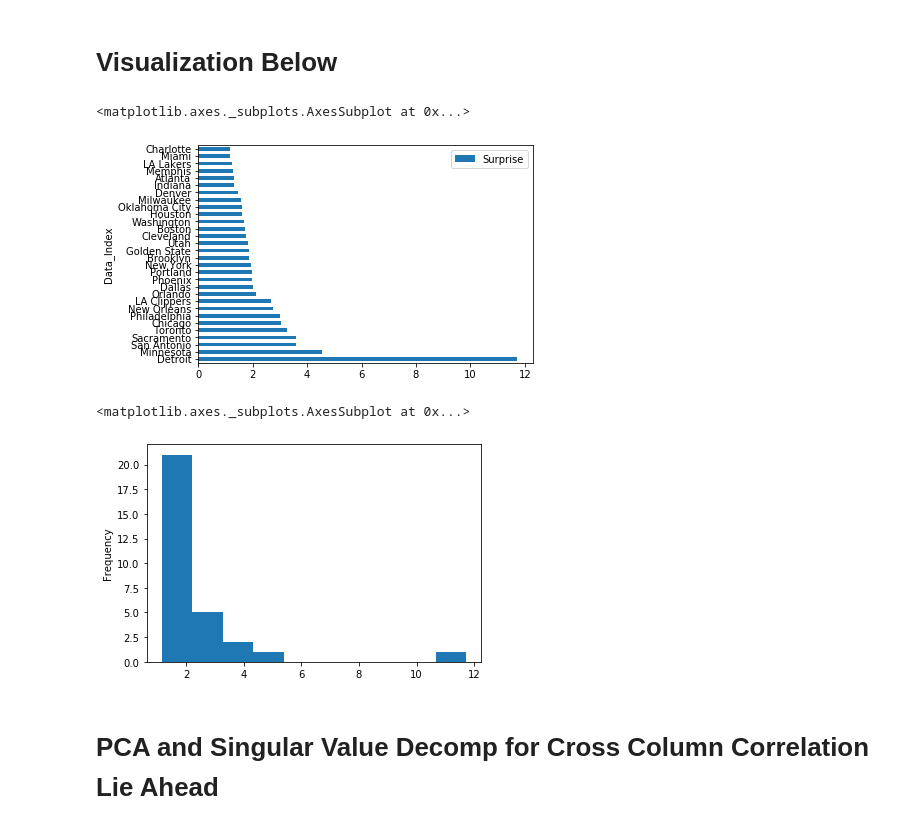
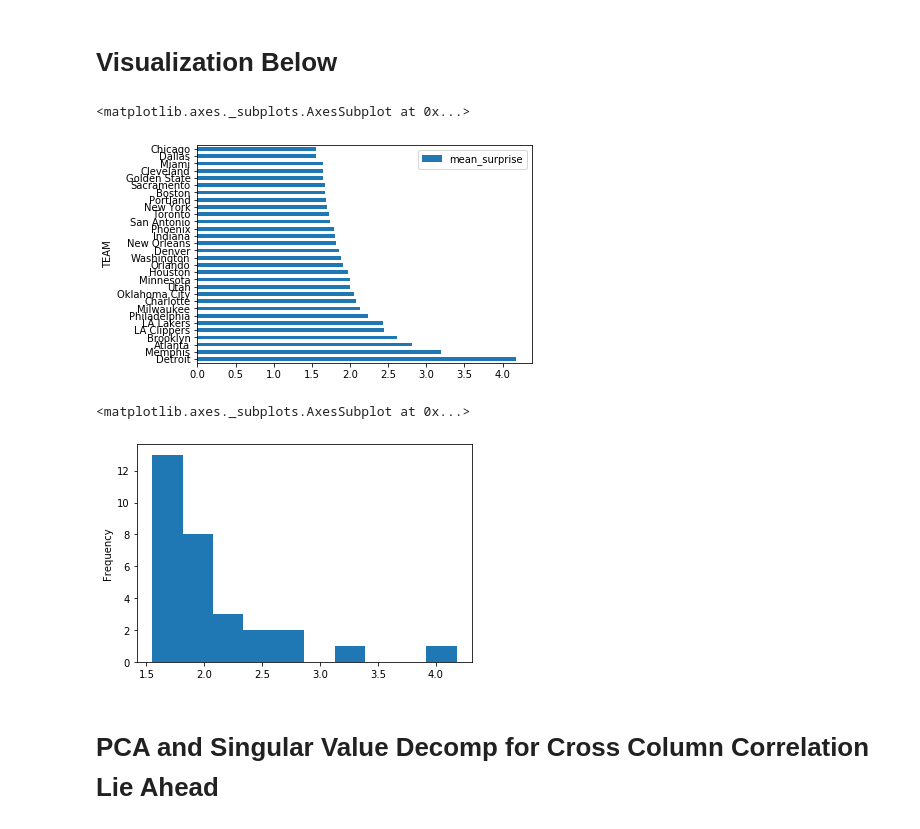
Before and after one commit to gilpasternak35/Likelihood, a Jupyter notebook: likelihood-public.ipynb, the cells around one changed output. Cells and saved outputs as stored; diff of their text form; code cells hidden in the pictures.

```diff
--- a/likelihood-public.ipynb
+++ b/likelihood-public.ipynb
@@ -561,7 +561,8 @@ def surprise_Table(Table):
     Table = Table.set_index(index)
     Table = Table.assign(mean_surprise = np.round(sum/Table.shape[1],2))
     return Table
-surpriseTable = surprise_Table(first_table).sort_values(by = "mean_surprise", ascending  = False)
+modTable = first_table
+surpriseTable = surprise_Table(modTable).sort_values(by = "mean_surprise", ascending  = False)
 surpriseTable
 # %% [output]
 Please choose an index for grouping data:
@@ -591,15 +592,15 @@ The Exponential Density should apply to a more fat-tailed distribution, and make
 # %% [markdown]
 # Visualization Below
 # %%
-kernelEstimation.plot(kind = "barh", x="Data_Index", y = "Surprise")
+surpriseTable.plot(kind = "barh", y = "mean_surprise")
 # %% [output]
 <matplotlib.axes._subplots.AxesSubplot at 0x...>
-[figure, old version]
+[figure, new version]
 # %%
-kernelEstimation.get("Surprise").plot(kind = "hist")
+surpriseTable.get("mean_surprise").plot(kind = "hist")
 # %% [output]
 <matplotlib.axes._subplots.AxesSubplot at 0x...>
-[figure, old version]
+[figure, new version]
 # %% [markdown]
 # PCA and Singular Value Decomp for Cross Column Correlation Lie Ahead
 # %%
```
Also changed, not shown: parts of 11 cells of this notebook.
